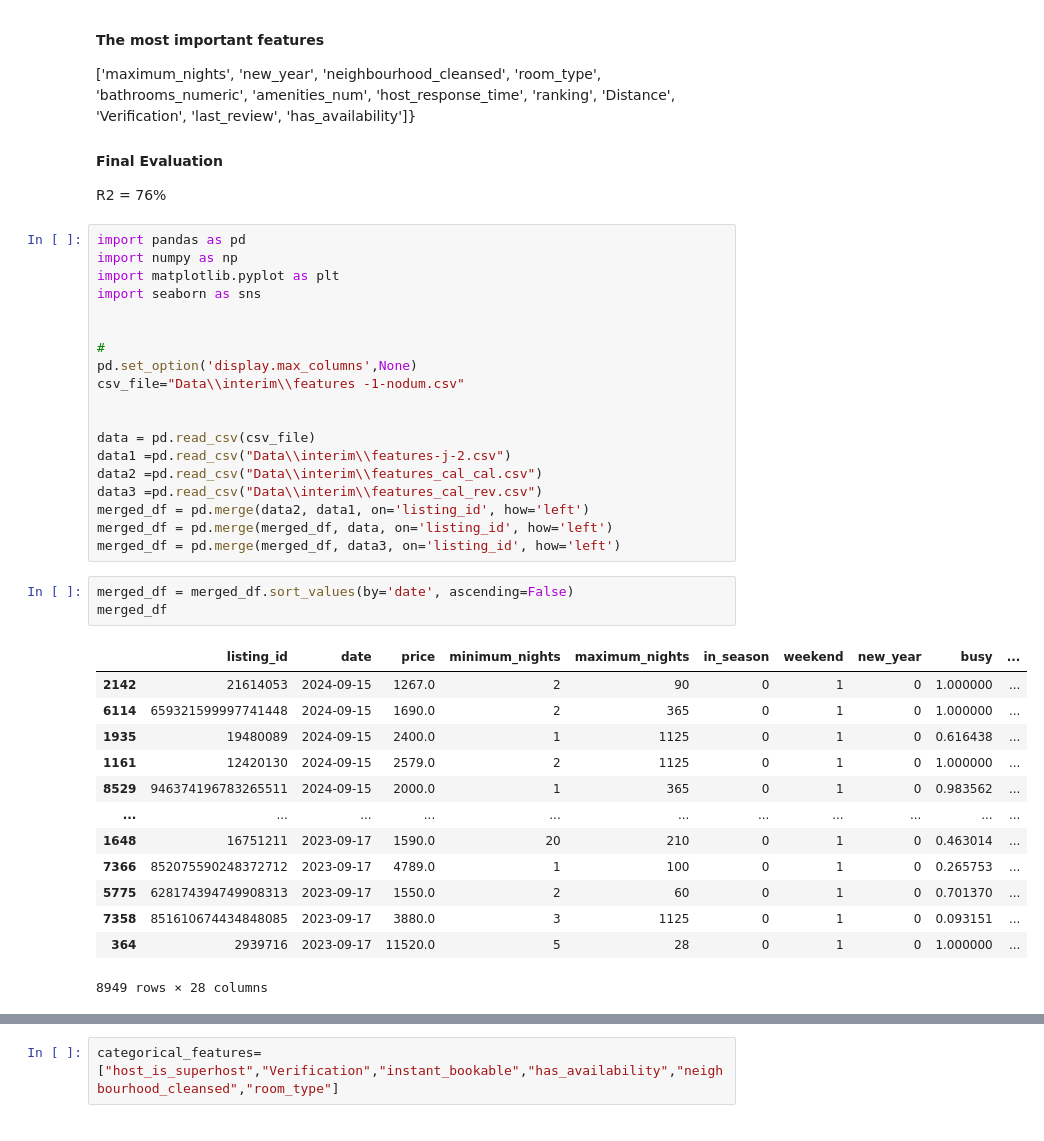
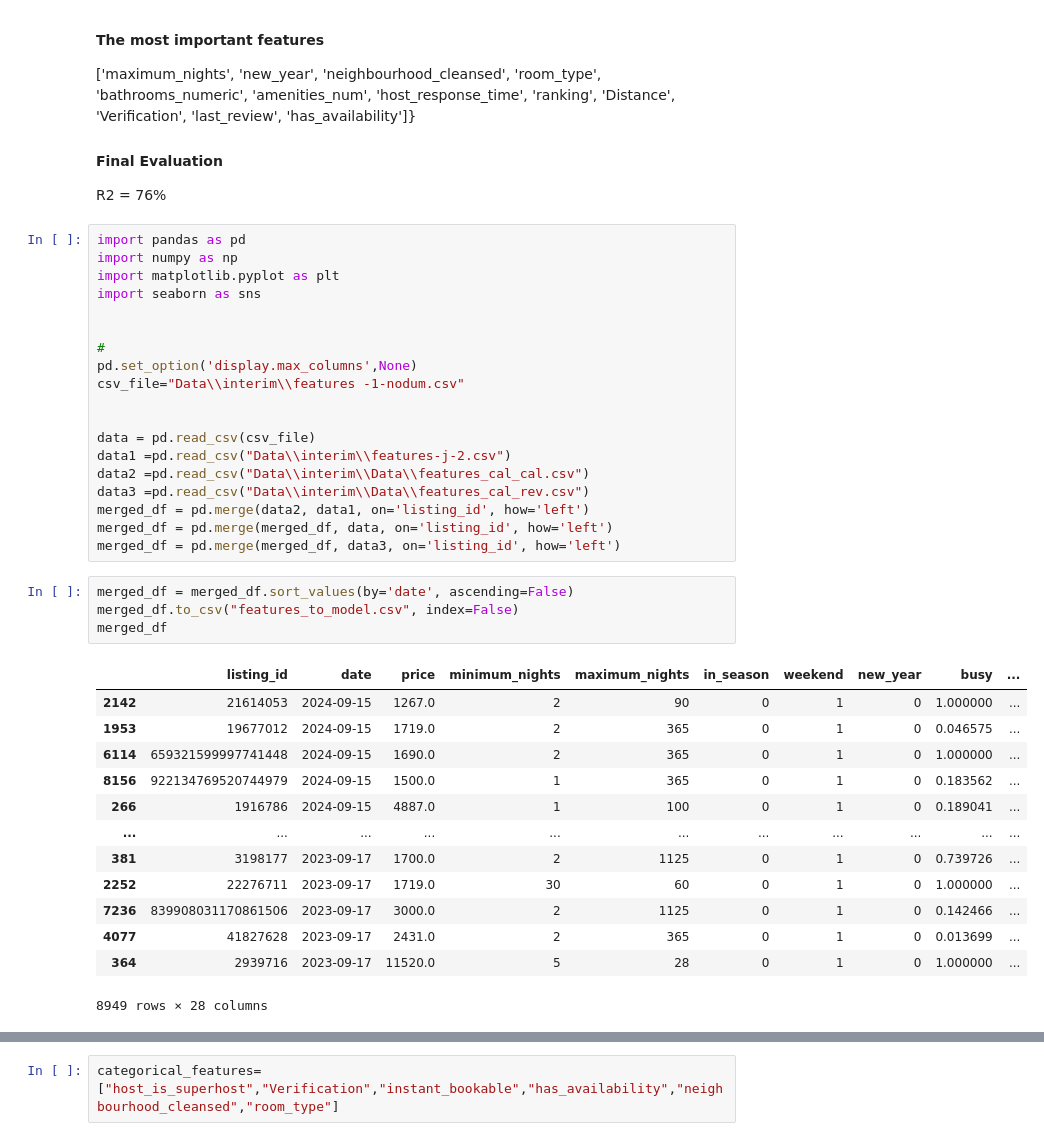
Before and after one commit to Aenast28/DataX---Banger-Team, a Jupyter notebook: models/Model v.02.ipynb, the cells around one changed output, grey strips where cells are left out. Drawn from its saved outputs; the diff is of its cells as text.

```diff
--- a/models/Model v.02.ipynb
+++ b/models/Model v.02.ipynb
@@ -83,26 +83,27 @@ csv_file="Data\\interim\\features -1-nodum.csv"
 
 data = pd.read_csv(csv_file)
 data1 =pd.read_csv("Data\\interim\\features-j-2.csv")
-data2 =pd.read_csv("Data\\interim\\features_cal_cal.csv")
-data3 =pd.read_csv("Data\\interim\\features_cal_rev.csv")
+data2 =pd.read_csv("Data\\interim\\Data\\features_cal_cal.csv")
+data3 =pd.read_csv("Data\\interim\\Data\\features_cal_rev.csv")
 merged_df = pd.merge(data2, data1, on='listing_id', how='left')
 merged_df = pd.merge(merged_df, data, on='listing_id', how='left')
 merged_df = pd.merge(merged_df, data3, on='listing_id', how='left')
 # %%
 merged_df = merged_df.sort_values(by='date', ascending=False)
+merged_df.to_csv("features_to_model.csv", index=False)
 merged_df
 # %% [output]
 |  | listing_id | date | price | minimum_nights | maximum_nights | in_season | weekend | new_year | busy | ... |
 | 2142 | 21614053 | 2024-09-15 | 1267.0 | 2 | 90 | 0 | 1 | 0 | 1.000000 | ... |
+| 1953 | 19677012 | 2024-09-15 | 1719.0 | 2 | 365 | 0 | 1 | 0 | 0.046575 | ... |
 | 6114 | 659321599997741448 | 2024-09-15 | 1690.0 | 2 | 365 | 0 | 1 | 0 | 1.000000 | ... |
-| 1935 | 19480089 | 2024-09-15 | 2400.0 | 1 | 1125 | 0 | 1 | 0 | 0.616438 | ... |
-| 1161 | 12420130 | 2024-09-15 | 2579.0 | 2 | 1125 | 0 | 1 | 0 | 1.000000 | ... |
-| 8529 | 946374196783265511 | 2024-09-15 | 2000.0 | 1 | 365 | 0 | 1 | 0 | 0.983562 | ... |
+| 8156 | 922134769520744979 | 2024-09-15 | 1500.0 | 1 | 365 | 0 | 1 | 0 | 0.183562 | ... |
+| 266 | 1916786 | 2024-09-15 | 4887.0 | 1 | 100 | 0 | 1 | 0 | 0.189041 | ... |
 | ... | ... | ... | ... | ... | ... | ... | ... | ... | ... | ... |
-| 1648 | 16751211 | 2023-09-17 | 1590.0 | 20 | 210 | 0 | 1 | 0 | 0.463014 | ... |
-| 7366 | 852075590248372712 | 2023-09-17 | 4789.0 | 1 | 100 | 0 | 1 | 0 | 0.265753 | ... |
-| 5775 | 628174394749908313 | 2023-09-17 | 1550.0 | 2 | 60 | 0 | 1 | 0 | 0.701370 | ... |
-| 7358 | 851610674434848085 | 2023-09-17 | 3880.0 | 3 | 1125 | 0 | 1 | 0 | 0.093151 | ... |
+| 381 | 3198177 | 2023-09-17 | 1700.0 | 2 | 1125 | 0 | 1 | 0 | 0.739726 | ... |
+| 2252 | 22276711 | 2023-09-17 | 1719.0 | 30 | 60 | 0 | 1 | 0 | 1.000000 | ... |
+| 7236 | 839908031170861506 | 2023-09-17 | 3000.0 | 2 | 1125 | 0 | 1 | 0 | 0.142466 | ... |
+| 4077 | 41827628 | 2023-09-17 | 2431.0 | 2 | 365 | 0 | 1 | 0 | 0.013699 | ... |
 | 364 | 2939716 | 2023-09-17 | 11520.0 | 5 | 28 | 0 | 1 | 0 | 1.000000 | ... |
 8949 rows × 28 columns
 # %%
```
Also changed, not shown: parts of 11 cells of this notebook, 9 other files.
